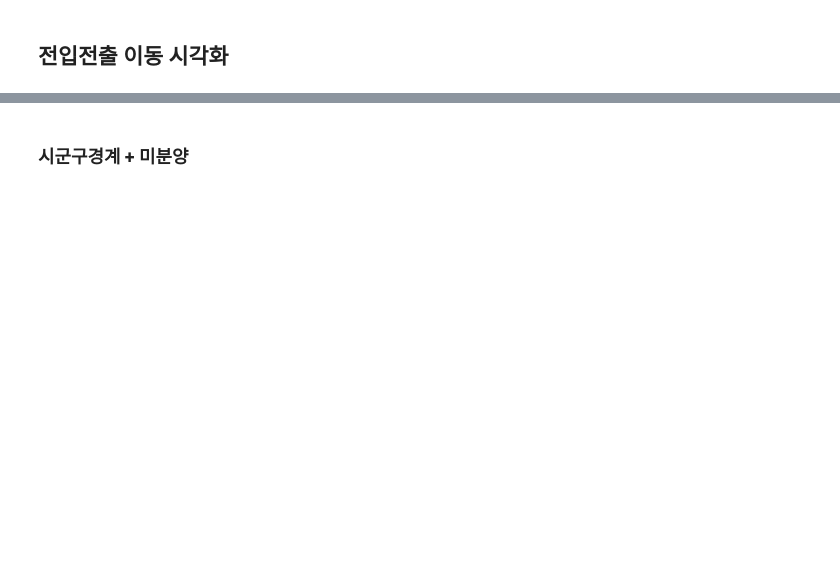
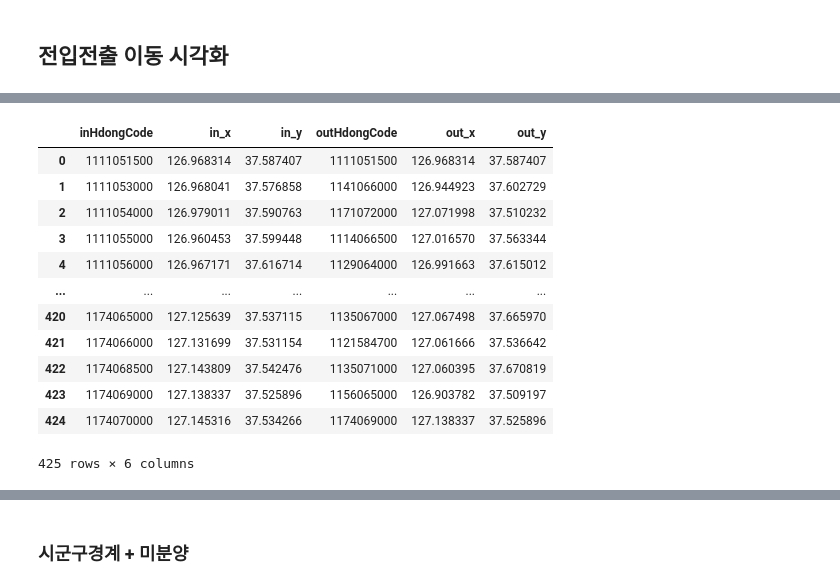
Before and after one commit to ljs7463/prop-tech, a Jupyter notebook: Map Visualization/FoliumGeo.ipynb, the cells around one changed output, grey strips where cells are left out. Saved outputs shown, nothing was run; the diff lists cells and outputs as text; code cells hidden in the pictures; blank space fills up the shorter version.

```diff
--- a/Map Visualization/FoliumGeo.ipynb
+++ b/Map Visualization/FoliumGeo.ipynb
@@ -1000,4 +1035,4 @@ df
 # %%
 df.columns = ['inHdongCode','in_x','in_y','outHdongCode','out_x','out_y']
 # %%
-df
+data = df.copy()
@@ -1004,3 +1048,19 @@ df
+# %%
+data
+# %% [output]
+|  | inHdongCode | in_x | in_y | outHdongCode | out_x | out_y |
+| 0 | 1111051500 | 126.968314 | 37.587407 | 1111051500 | 126.968314 | 37.587407 |
+| 1 | 1111053000 | 126.968041 | 37.576858 | 1141066000 | 126.944923 | 37.602729 |
+| 2 | 1111054000 | 126.979011 | 37.590763 | 1171072000 | 127.071998 | 37.510232 |
+| 3 | 1111055000 | 126.960453 | 37.599448 | 1114066500 | 127.016570 | 37.563344 |
+| 4 | 1111056000 | 126.967171 | 37.616714 | 1129064000 | 126.991663 | 37.615012 |
+| ... | ... | ... | ... | ... | ... | ... |
+| 420 | 1174065000 | 127.125639 | 37.537115 | 1135067000 | 127.067498 | 37.665970 |
+| 421 | 1174066000 | 127.131699 | 37.531154 | 1121584700 | 127.061666 | 37.536642 |
+| 422 | 1174068500 | 127.143809 | 37.542476 | 1135071000 | 127.060395 | 37.670819 |
+| 423 | 1174069000 | 127.138337 | 37.525896 | 1156065000 | 126.903782 | 37.509197 |
+| 424 | 1174070000 | 127.145316 | 37.534266 | 1174069000 | 127.138337 | 37.525896 |
+425 rows × 6 columns
 # %%
 # import pydeck
 import pydeck as pdk
```
Also changed, not shown: parts of 9 cells of this notebook.
